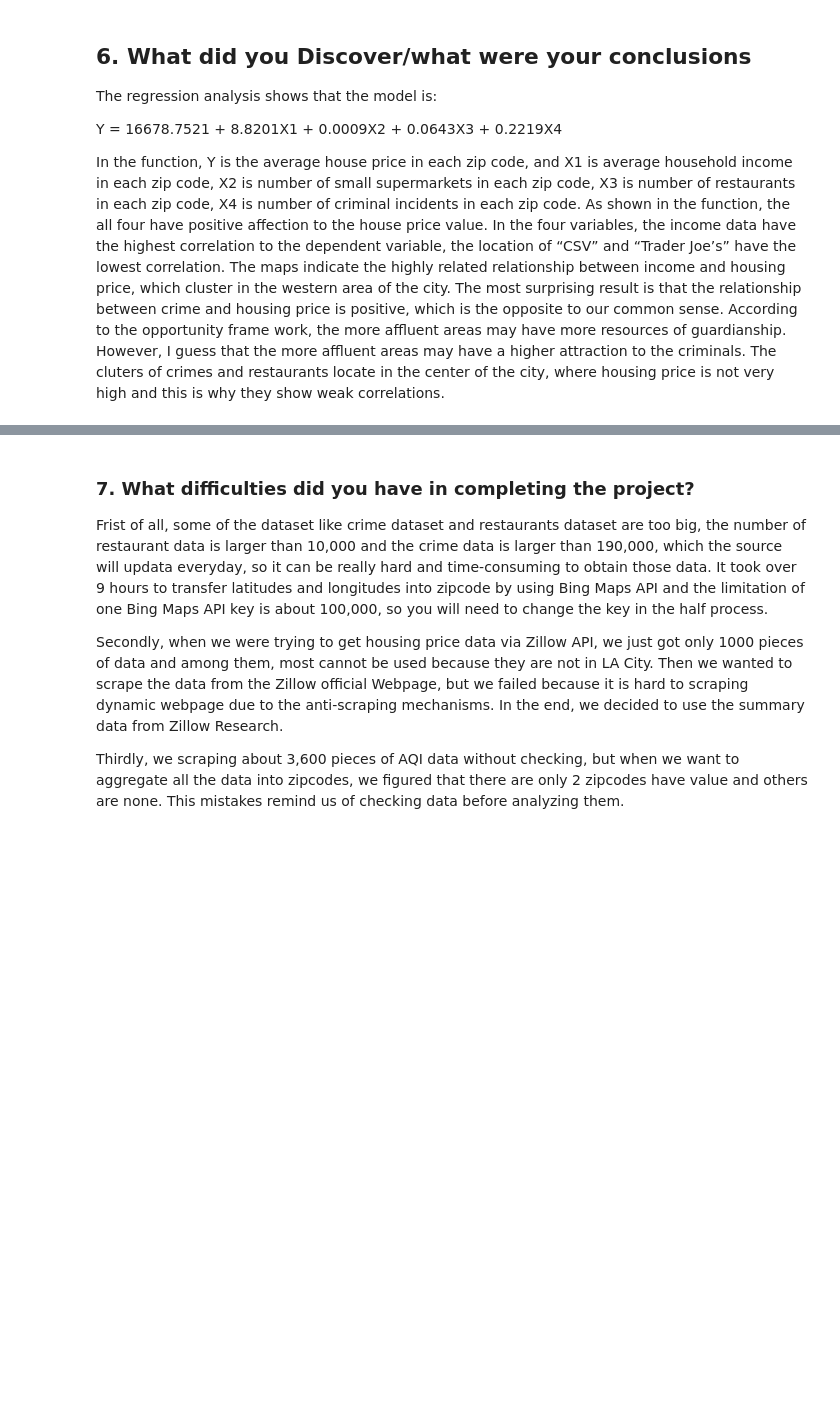
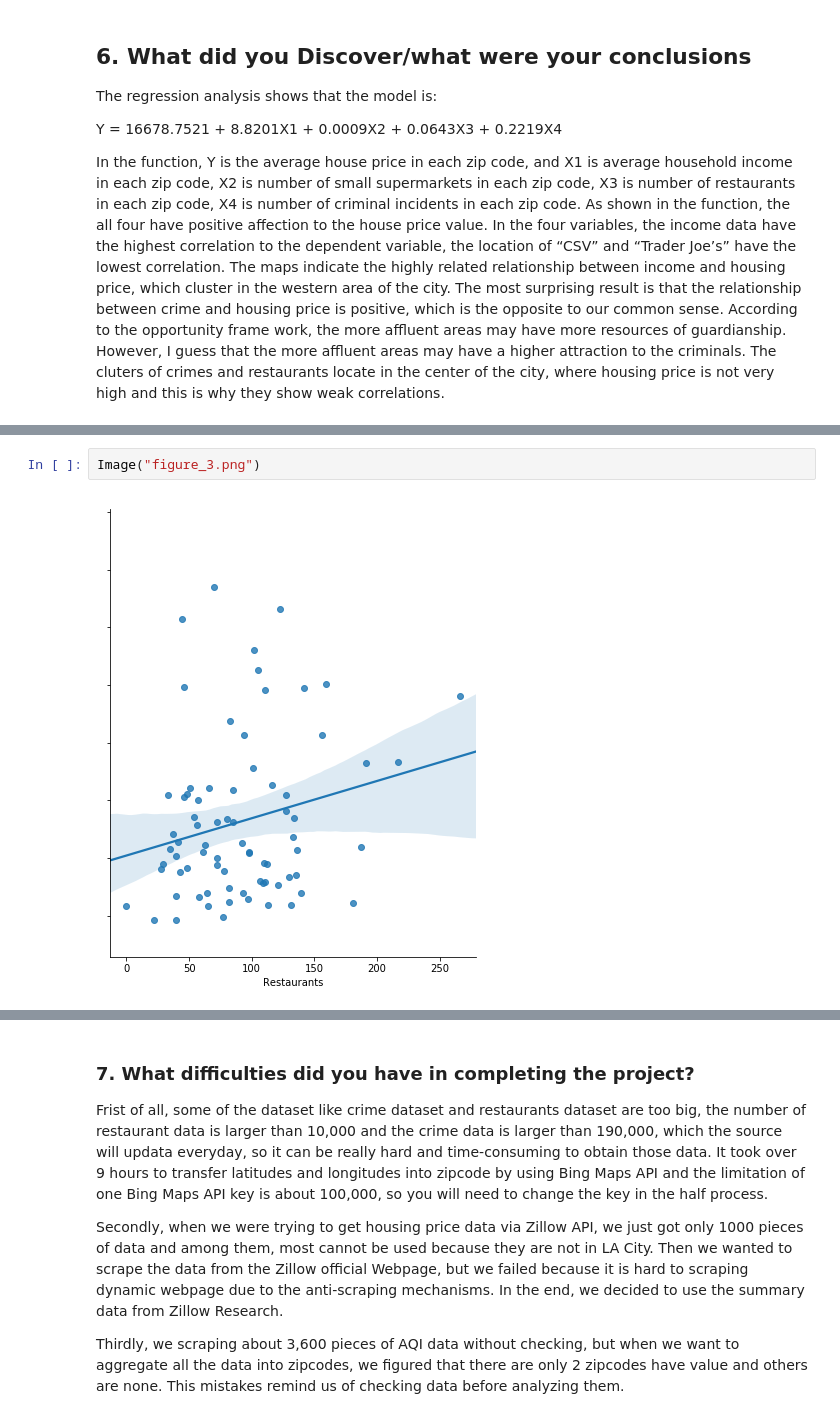
Before and after one commit to InvictusYing/INF-510-Final_Project, a Jupyter notebook: Zhongying_Wang.ipynb, the cells around one changed output, grey strips where cells are left out. Cells and saved outputs as stored; diff of their text form; blank space fills up the shorter version.

```diff
--- a/Zhongying_Wang.ipynb
+++ b/Zhongying_Wang.ipynb
@@ -51,0 +43,4 @@ In the function, Y is the average house price in each zip code, and X1 is averag
+# %%
+Image("figure_3.png")
+# %% [output]
+[figure, added]
```
Also changed, not shown: parts of 17 cells of this notebook.
